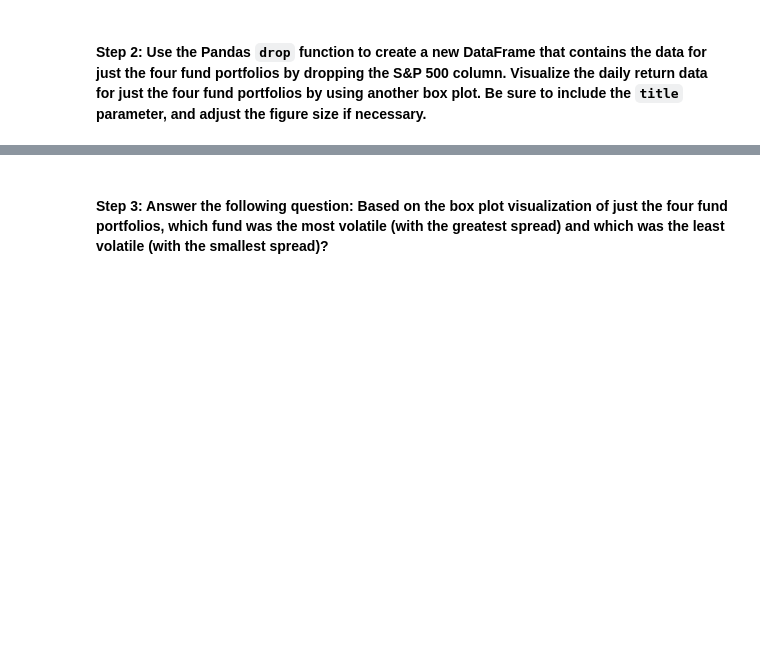
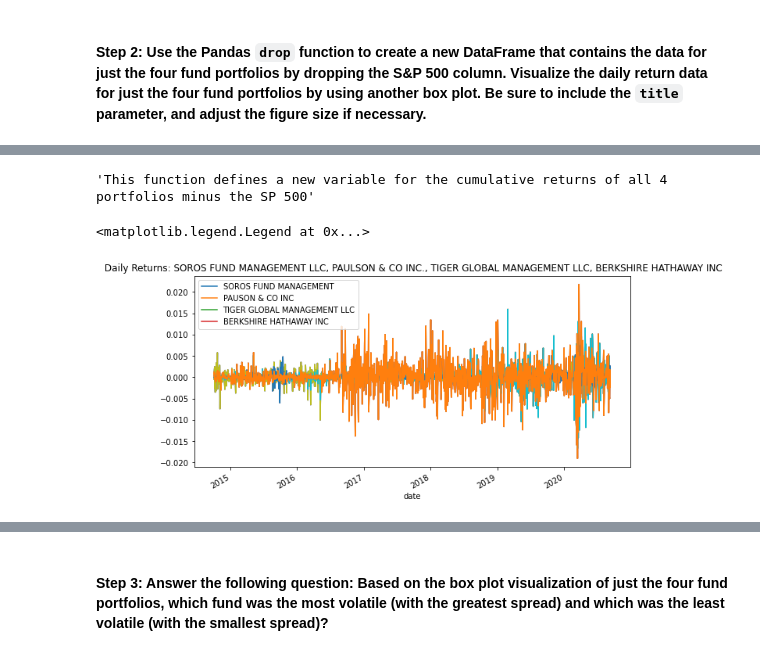
Before and after one commit to madhugirl/Whale-Investment-Opp, a Jupyter notebook: risk_return_analysis.ipynb, the cells around one changed output, grey strips where cells are left out. Drawn from its saved outputs; the diff is of its cells as text; code cells hidden in the pictures; blank space fills up the shorter version.

```diff
--- a/risk_return_analysis.ipynb
+++ b/risk_return_analysis.ipynb
@@ -294,0 +285,19 @@ whales_nosp500
+# %%
+cumulative_returns_nosp500 = cumulative_returns.drop(columns=["S&P 500"])
+cumulative_returns_nosp500
+
+"""This function defines a new variable for the cumulative returns of all 4 portfolios minus the SP 500"""
+# %% [output]
+'This function defines a new variable for the cumulative returns of all 4 portfolios minus the SP 500'
+# %%
+ax = whales_nosp500.plot(
+    legend="True",
+    figsize=(10,5),
+    title=" Daily Returns: SOROS FUND MANAGEMENT LLC, PAULSON & CO INC., TIGER GLOBAL MANAGEMENT LLC, BERKSHIRE HATHAWAY INC")
+whales_nosp500.plot(ax=ax)
+whales_nosp500.plot(ax=ax)
+
+ax.legend(["SOROS FUND MANAGEMENT", "PAUSON & CO INC", "TIGER GLOBAL MANAGEMENT LLC", "BERKSHIRE HATHAWAY INC"])
+# %% [output]
+<matplotlib.legend.Legend at 0x...>
+[figure, added]
```
Also changed, not shown: parts of 34 cells of this notebook.
